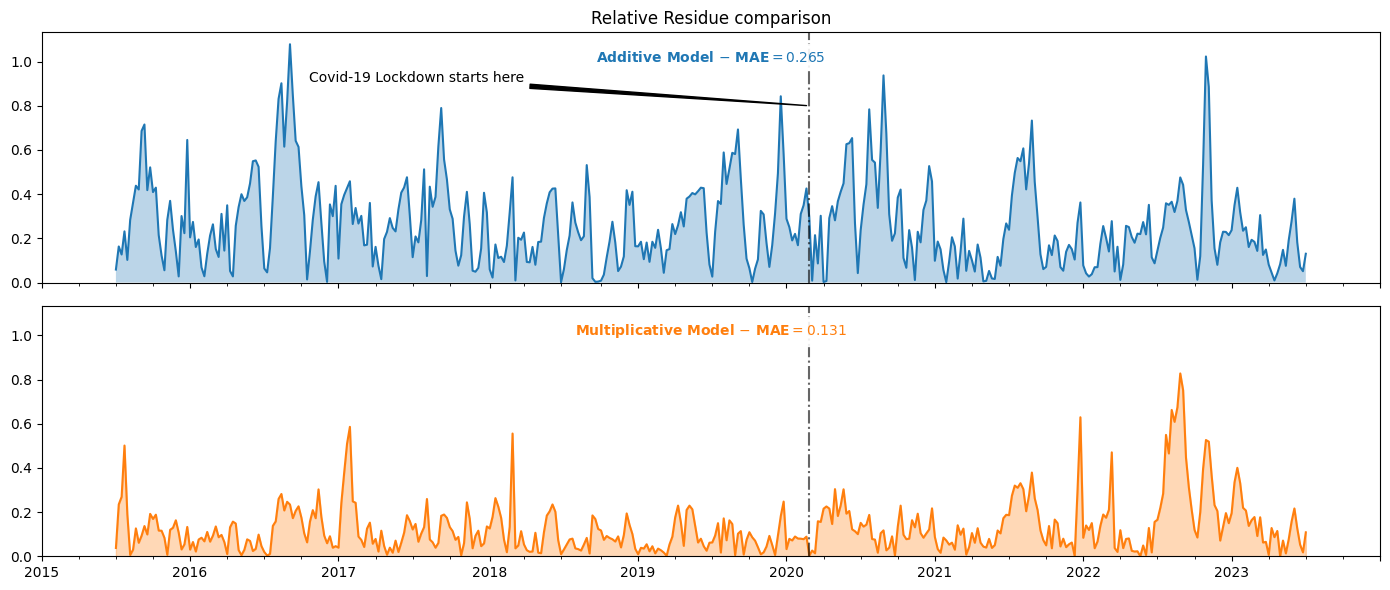
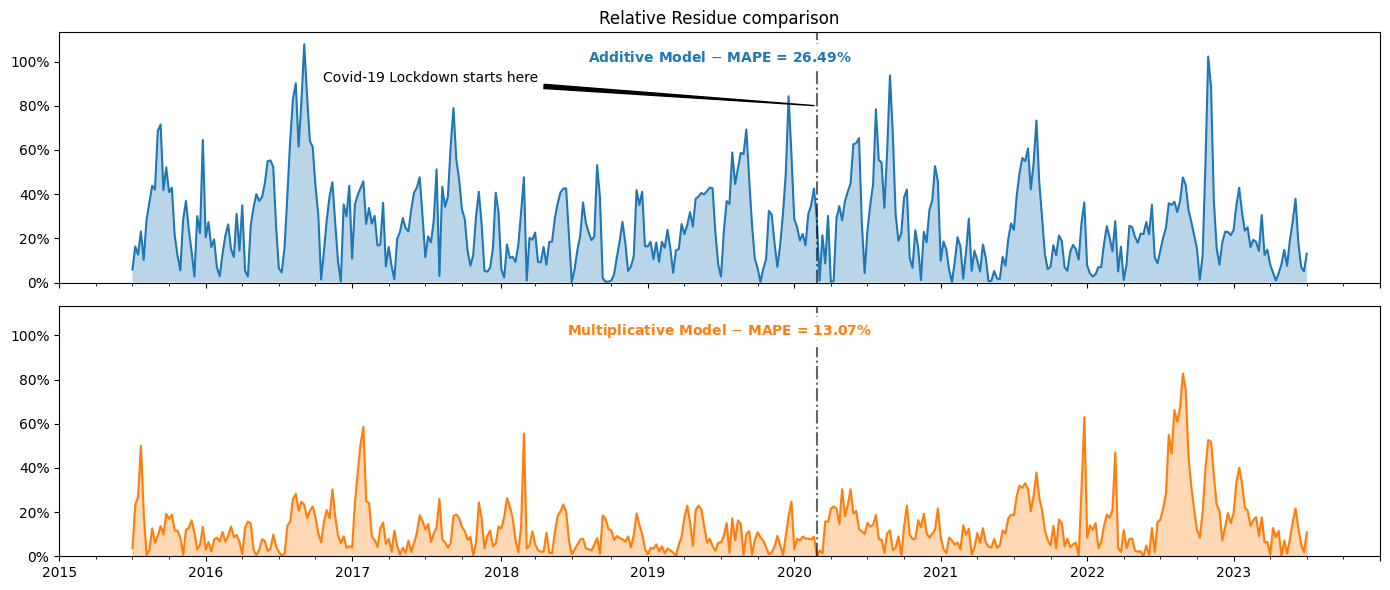
Unified diff of the notebook cell whose output changed from the first chart to the second:
--- before
+++ after
@@ -7,4 +7,5 @@
 axes[0].axvline(x=pd.Timestamp(covid_lockdown), ls='-.', alpha=0.6, color='black')
 axes[0].set_ylim(0)
+axes[0].yaxis.set_major_formatter(mtick.PercentFormatter(xmax=1.0))
 abs(decomp_mul.resid-1).plot(ax=axes[1], color='C1')
 axes[1].fill_between(abs_relative_resid.index, abs(decomp_mul.resid-1), alpha=0.3, color='C1')
@@ -15,7 +16,7 @@
 axes[0].annotate("Covid-19 Lockdown starts here", xy=(pd.Timestamp(covid_lockdown), 0.8), xytext=(0.2, 0.8),
                  textcoords='axes fraction', arrowprops=dict(facecolor='black', arrowstyle='wedge'))
-axes[0].annotate(f"Additive Model $-$ MAE$={abs_relative_resid.mean():.3f}$", xy=(0.5, 0.9), xycoords='axes fraction',
+axes[0].annotate(f"Additive Model $-$ MAPE = {abs_relative_resid.mean():.2%}", xy=(0.5, 0.9), xycoords='axes fraction',
                  ha='center', va='center', color='C0', weight='semibold', bbox=dict(fc='white', ec='white', alpha=0.9))
-axes[1].annotate(f"Multiplicative Model $-$ MAE$={abs(decomp_mul.resid-1).mean():.3f}$", xy=(0.5, 0.9), xycoords='axes fraction',
+axes[1].annotate(f"Multiplicative Model $-$ MAPE = {abs(decomp_mul.resid-1).mean():.2%}", xy=(0.5, 0.9), xycoords='axes fraction',
                  ha='center', va='center', color='C1', weight='semibold', bbox=dict(fc='white', ec='white', alpha=0.9))
 plt.tight_layout()

Commit: Added missing values handling